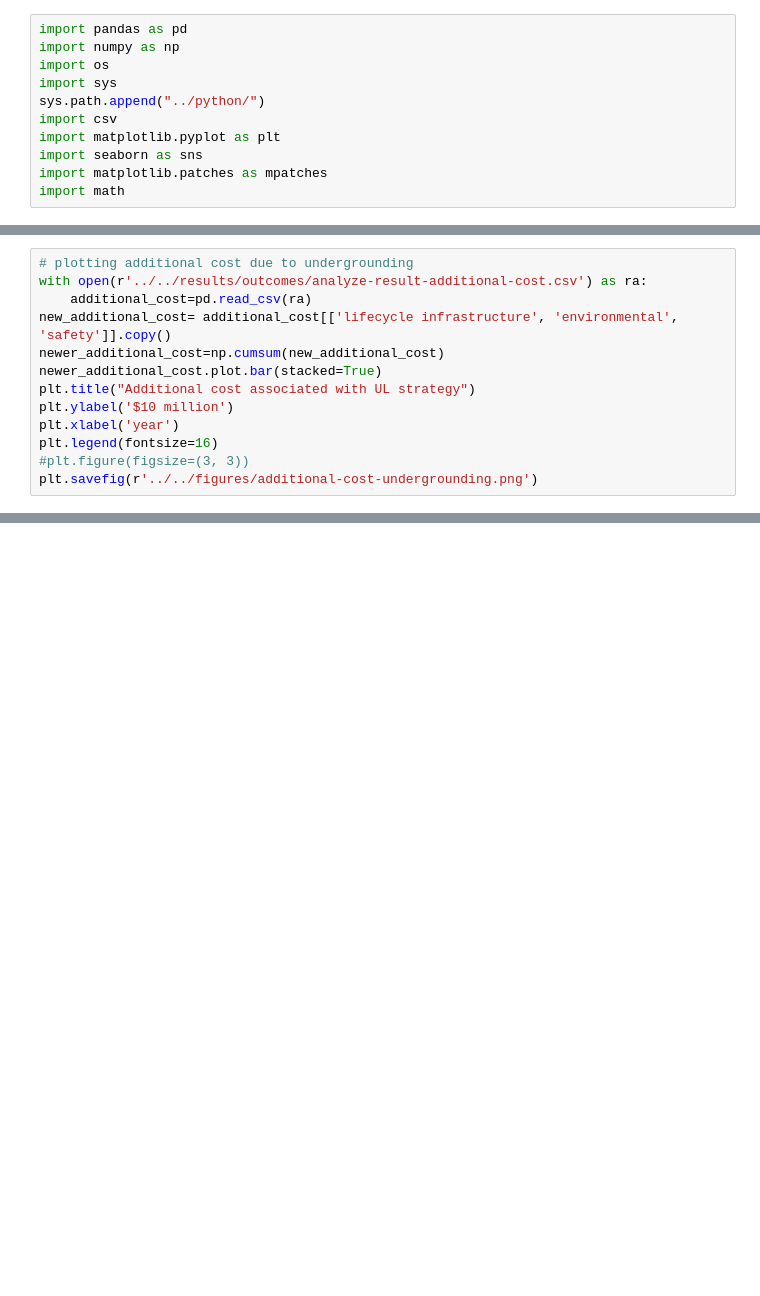
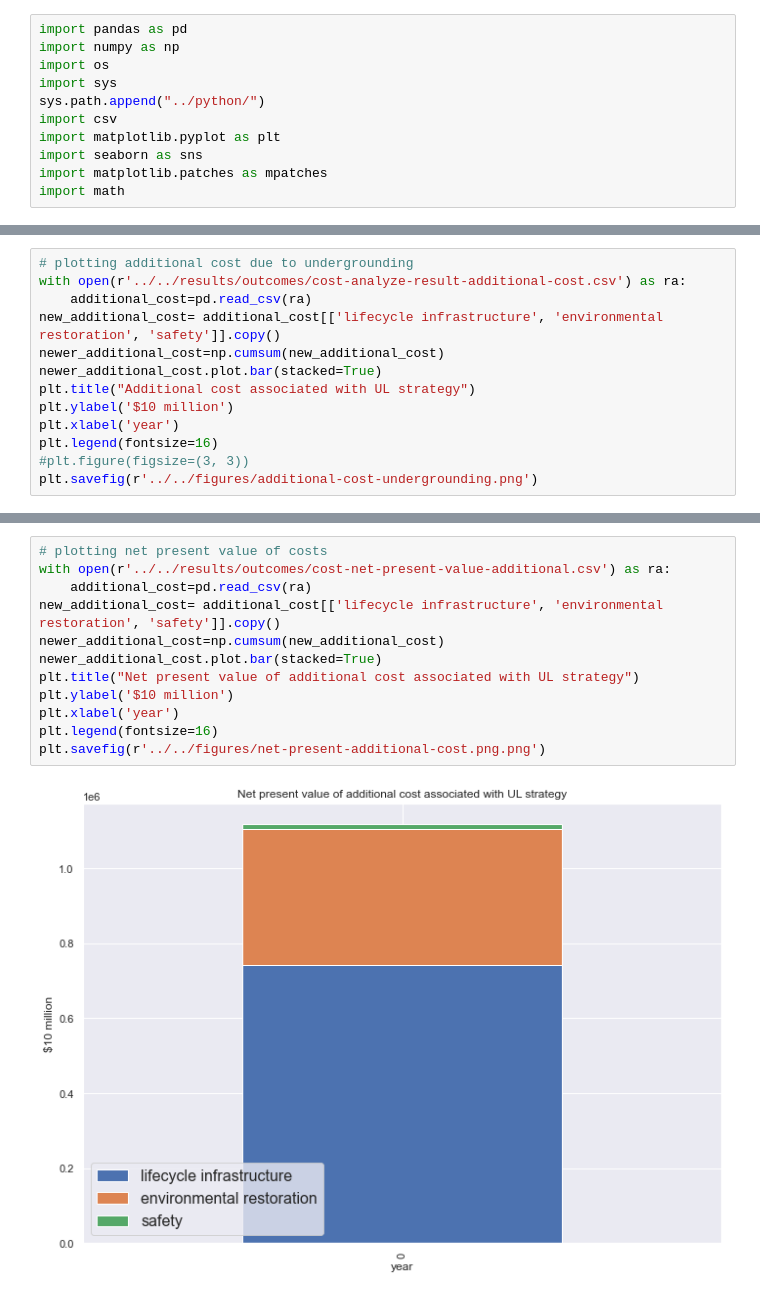
Before and after one commit to narslab/project-groundwork, a Jupyter notebook: bin/jupyter/cumulative_graphs.ipynb, the cells around one changed output, grey strips where cells are left out. Drawn from its saved outputs; the diff is of its cells as text; blank space fills up the shorter version.

```diff
--- a/bin/jupyter/cumulative_graphs.ipynb
+++ b/bin/jupyter/cumulative_graphs.ipynb
@@ -43,8 +45,8 @@ plt.savefig(r'../../figures/undergrounding-after-lifespan-strategy-cost.png')
 # %%
 # plotting additional cost due to undergrounding
-with open(r'../../results/outcomes/analyze-result-additional-cost.csv') as ra:
+with open(r'../../results/outcomes/cost-analyze-result-additional-cost.csv') as ra:
     additional_cost=pd.read_csv(ra)
-new_additional_cost= additional_cost[['lifecycle infrastructure', 'environmental', 'safety']].copy()
+new_additional_cost= additional_cost[['lifecycle infrastructure', 'environmental restoration', 'safety']].copy()
 newer_additional_cost=np.cumsum(new_additional_cost)
 newer_additional_cost.plot.bar(stacked=True)
 plt.title("Additional cost associated with UL strategy")
@@ -75,2 +77,16 @@ plt.savefig(r'../../figures/net-present-cost.png', dpi=100)
+# %%
+# plotting net present value of costs
+with open(r'../../results/outcomes/cost-net-present-value-additional.csv') as ra:
+    additional_cost=pd.read_csv(ra)
+new_additional_cost= additional_cost[['lifecycle infrastructure', 'environmental restoration', 'safety']].copy()
+newer_additional_cost=np.cumsum(new_additional_cost)
+newer_additional_cost.plot.bar(stacked=True)
+plt.title("Net present value of additional cost associated with UL strategy")
+plt.ylabel('$10 million')
+plt.xlabel('year')
+plt.legend(fontsize=16)
+plt.savefig(r'../../figures/net-present-additional-cost.png.png')
+# %% [output]
+[figure, added]
 # %%
 # plotting sensitivity analysis results for statusquo strategy
```
Also changed, not shown: parts of 11 cells of this notebook, 24 other files.
